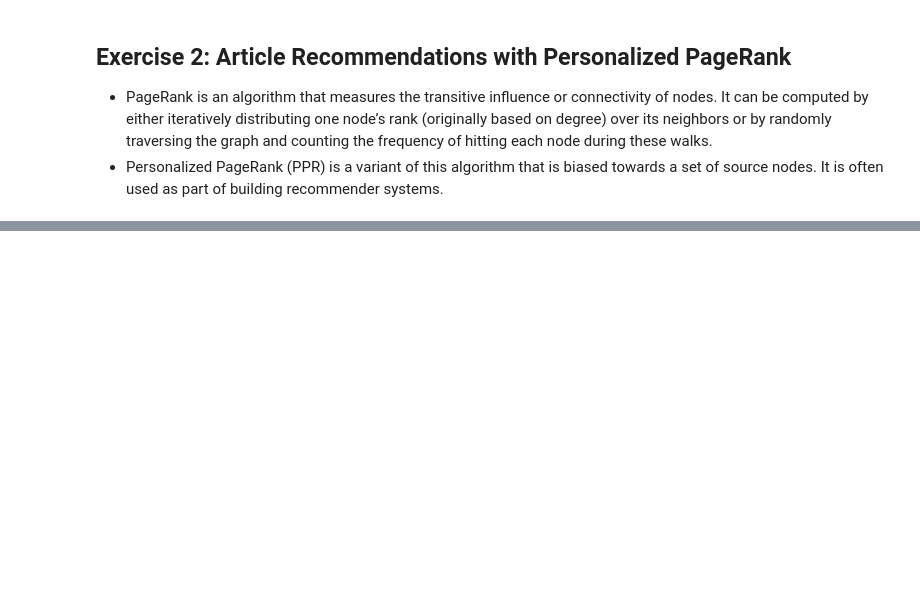
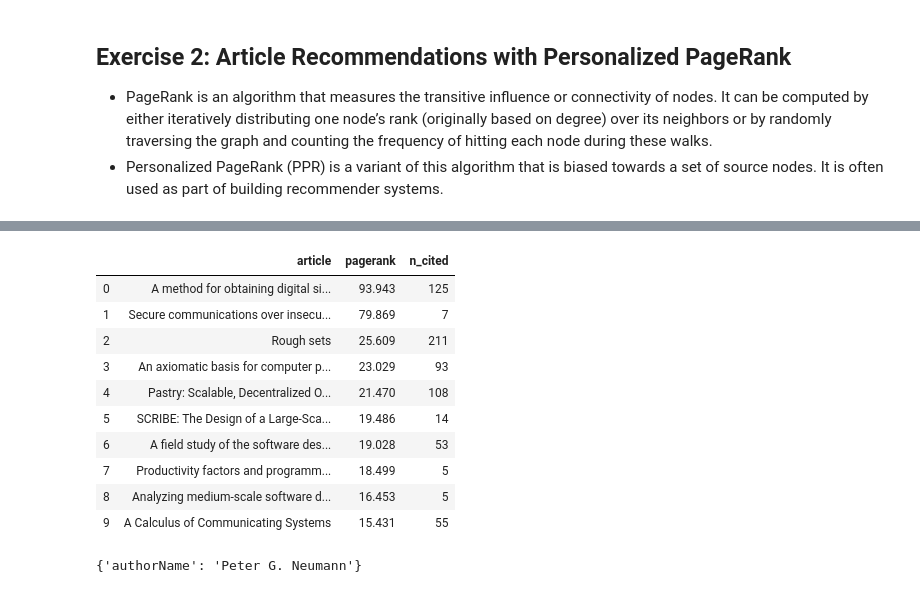
Before and after one commit to daddyjab/GraphDB_Notes, a Jupyter notebook: GDB-01-Explore_GraphDB.ipynb, the cells around one changed output, grey strips where cells are left out. Cells and saved outputs as stored; diff of their text form; code cells hidden in the pictures; blank space fills up the shorter version.

```diff
--- a/GDB-01-Explore_GraphDB.ipynb
+++ b/GDB-01-Explore_GraphDB.ipynb
@@ -536,3 +536,10 @@ sum(coc_df['n_cc_collabs'] > 3)
 ## Exercise 2: Article Recommendations with Personalized PageRank
 * PageRank is an algorithm that measures the transitive influence or connectivity of nodes. It can be computed by either iteratively distributing one node’s rank (originally based on degree) over its neighbors or by randomly traversing the graph and counting the frequency of hitting each node during these walks.
 * Personalized PageRank (PPR) is a variant of this algorithm that is biased towards a set of source nodes. It is often used as part of building recommender systems.
+# %%
+# Assign PageRank properties to Article nodes based upon citings
+query = """
+CALL algo.pageRank('Article', 'CITED')
+"""
+pr_list = graph_cit.run(query).data()
+pr_list
@@ -538,0 +555,28 @@ sum(coc_df['n_cc_collabs'] > 3)
+# %%
+# Find the top 10 articles based upon the above PageRank
+query = f"""
+MATCH (a:Article)
+RETURN  a.title AS article, a.pagerank as pagerank, size( (a)<-[:CITED]-() ) AS n_cited
+ORDER BY pagerank DESC, article LIMIT 10
+"""
+
+pagerank_df = graph_cit.run(query).to_data_frame()
+pagerank_df
+# %% [output]
+|  | article | pagerank | n_cited |
+| 0 | A method for obtaining digital si... | 93.943 | 125 |
+| 1 | Secure communications over insecu... | 79.869 | 7 |
+| 2 | Rough sets | 25.609 | 211 |
+| 3 | An axiomatic basis for computer p... | 23.029 | 93 |
+| 4 | Pastry: Scalable, Decentralized O... | 21.470 | 108 |
+| 5 | SCRIBE: The Design of a Large-Sca... | 19.486 | 14 |
+| 6 | A field study of the software des... | 19.028 | 53 |
+| 7 | Productivity factors and programm... | 18.499 | 5 |
+| 8 | Analyzing medium-scale software d... | 16.453 | 5 |
+| 9 | A Calculus of Communicating Systems | 15.431 | 55 |
+# %%
+# Choosig a specific author
+q_args = {'authorName': authors_df['name'][0] }
+q_args
+# %% [output]
+{'authorName': 'Peter G. Neumann'}
```
Also changed, not shown: parts of 8 cells of this notebook.
